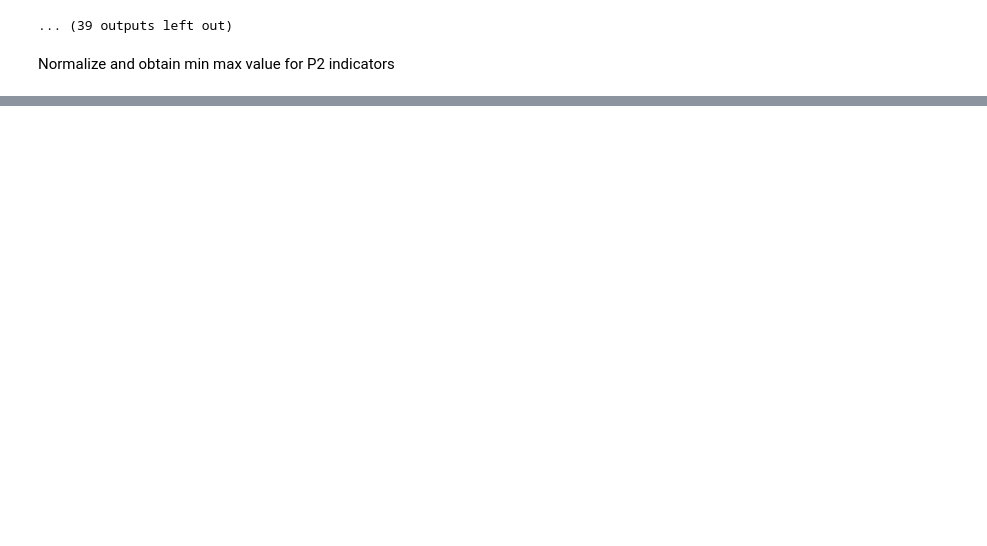
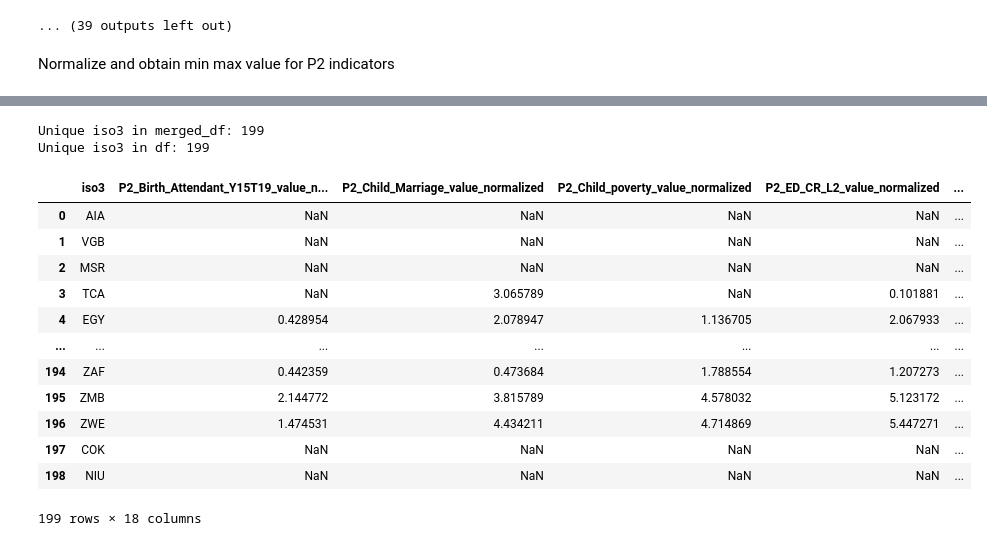
Before and after one commit to dohyung-kim/ccri, a Jupyter notebook: script/adm0/pillar2_processing_adm0.ipynb, the cells around one changed output, grey strips where cells are left out. Cells and saved outputs as stored; diff of their text form; code cells hidden in the pictures; blank space fills up the shorter version.

```diff
--- a/script/adm0/pillar2_processing_adm0.ipynb
+++ b/script/adm0/pillar2_processing_adm0.ipynb
@@ -360,0 +281,22 @@ Processed data saved to /content/drive/MyDrive/CCRI_results_misc/P2_Merged_Norma
+# %%
+print("Unique iso3 in merged_df:", merged_df['iso3'].nunique())
+print("Unique iso3 in df:", df['iso3'].nunique())
+# %% [output]
+Unique iso3 in merged_df: 199
+Unique iso3 in df: 199
+# %%
+merged_df
+# %% [output]
+|  | iso3 | P2_Birth_Attendant_Y15T19_value_n... | P2_Child_Marriage_value_normalized | P2_Child_poverty_value_normalized | P2_ED_CR_L2_value_normalized | ... |
+| 0 | AIA | NaN | NaN | NaN | NaN | ... |
+| 1 | VGB | NaN | NaN | NaN | NaN | ... |
+| 2 | MSR | NaN | NaN | NaN | NaN | ... |
+| 3 | TCA | NaN | 3.065789 | NaN | 0.101881 | ... |
+| 4 | EGY | 0.428954 | 2.078947 | 1.136705 | 2.067933 | ... |
+| ... | ... | ... | ... | ... | ... | ... |
+| 194 | ZAF | 0.442359 | 0.473684 | 1.788554 | 1.207273 | ... |
+| 195 | ZMB | 2.144772 | 3.815789 | 4.578032 | 5.123172 | ... |
+| 196 | ZWE | 1.474531 | 4.434211 | 4.714869 | 5.447271 | ... |
+| 197 | COK | NaN | NaN | NaN | NaN | ... |
+| 198 | NIU | NaN | NaN | NaN | NaN | ... |
+199 rows × 18 columns
```
Also changed, not shown: parts of 5 cells of this notebook.
